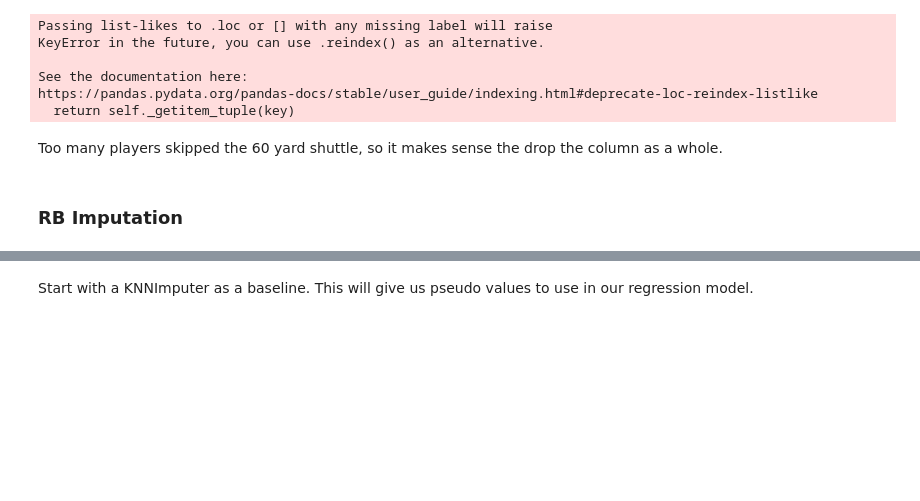
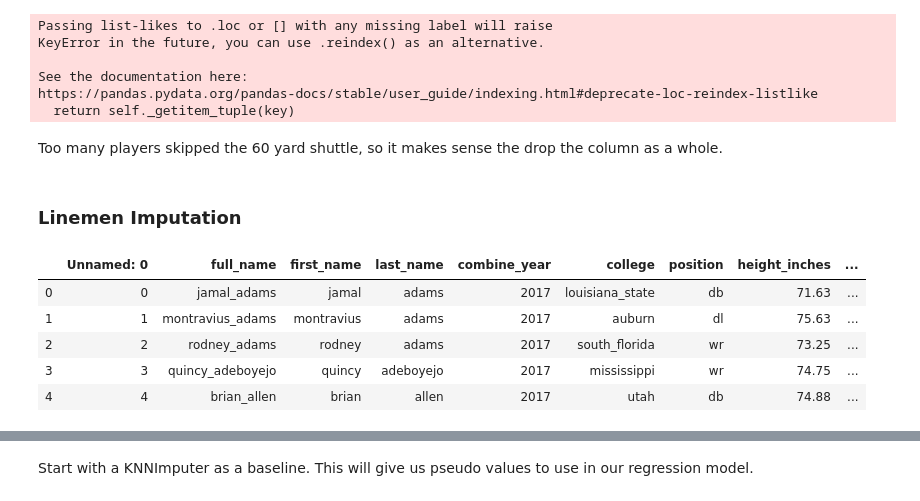
Before and after one commit to michaelpallante/nfl_combine_classification_modeling, a Jupyter notebook: notebooks/nfl_combine_data_cleaning.ipynb, the cells around one changed output, grey strips where cells are left out. Drawn from its saved outputs; the diff is of its cells as text; code cells hidden in the pictures; blank space fills up the shorter version.

```diff
--- a/notebooks/nfl_combine_data_cleaning.ipynb
+++ b/notebooks/nfl_combine_data_cleaning.ipynb
@@ -400,4 +400,14 @@ Too many players skipped the 60 yard shuttle, so it makes sense the drop the col
 # use earlier defined function
 drop_60_shuttle(combine)
 # %% [markdown]
-### RB Imputation
+### Linemen Imputation
+# %%
+merged_data = pd.read_csv('../data/nfl_merged_data.csv')
+merged_data.head()
+# %% [output]
+|  | Unnamed: 0 | full_name | first_name | last_name | combine_year | college | position | height_inches | ... |
+| 0 | 0 | jamal_adams | jamal | adams | 2017 | louisiana_state | db | 71.63 | ... |
+| 1 | 1 | montravius_adams | montravius | adams | 2017 | auburn | dl | 75.63 | ... |
+| 2 | 2 | rodney_adams | rodney | adams | 2017 | south_florida | wr | 73.25 | ... |
+| 3 | 3 | quincy_adeboyejo | quincy | adeboyejo | 2017 | mississippi | wr | 74.75 | ... |
+| 4 | 4 | brian_allen | brian | allen | 2017 | utah | db | 74.88 | ... |
```
Also changed, not shown: parts of 7 cells of this notebook.
